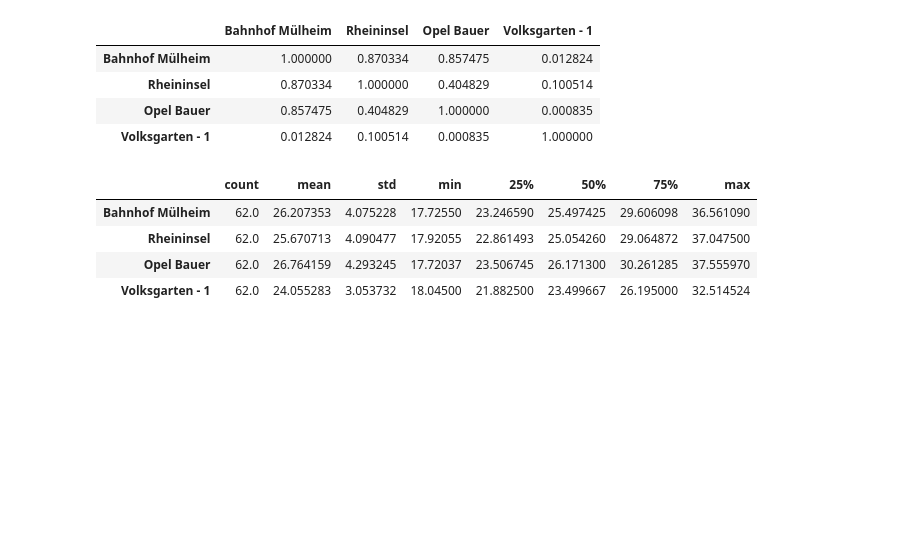
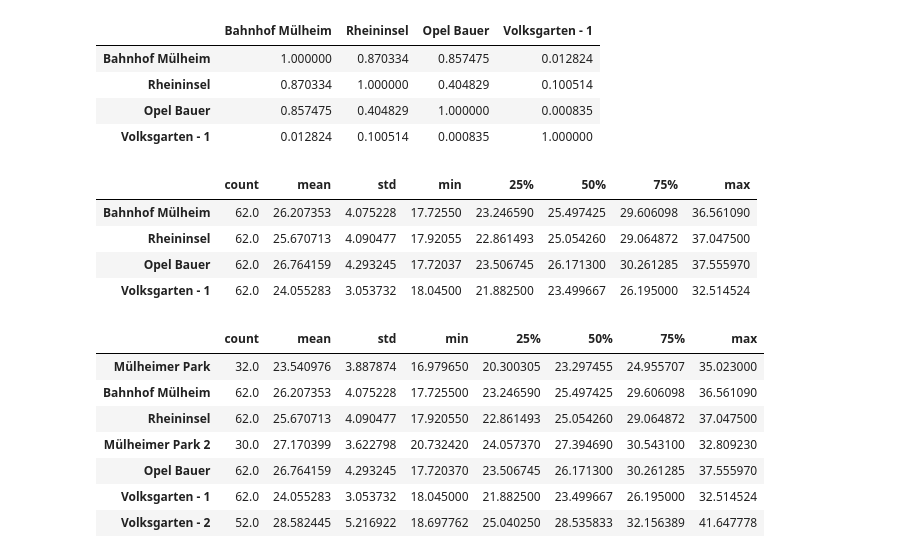
Before and after one commit to WhateverOP/Cologne_temperature_analysis, a Jupyter notebook: notebooks/analysis.ipynb, the cells around one changed output. Saved outputs shown, nothing was run; the diff lists cells and outputs as text; code cells hidden in the pictures; blank space fills up the shorter version.

```diff
--- a/notebooks/analysis.ipynb
+++ b/notebooks/analysis.ipynb
@@ -260,3 +282,14 @@ My_DataAnalyzer.describe_dropped_data()
 | Rheininsel | 62.0 | 25.670713 | 4.090477 | 17.92055 | 22.861493 | 25.054260 | 29.064872 | 37.047500 |
 | Opel Bauer | 62.0 | 26.764159 | 4.293245 | 17.72037 | 23.506745 | 26.171300 | 30.261285 | 37.555970 |
 | Volksgarten - 1 | 62.0 | 24.055283 | 3.053732 | 18.04500 | 21.882500 | 23.499667 | 26.195000 | 32.514524 |
+# %%
+My_DataAnalyzer.describe_data()
+# %% [output]
+|  | count | mean | std | min | 25% | 50% | 75% | max |
+| Mülheimer Park | 32.0 | 23.540976 | 3.887874 | 16.979650 | 20.300305 | 23.297455 | 24.955707 | 35.023000 |
+| Bahnhof Mülheim | 62.0 | 26.207353 | 4.075228 | 17.725500 | 23.246590 | 25.497425 | 29.606098 | 36.561090 |
+| Rheininsel | 62.0 | 25.670713 | 4.090477 | 17.920550 | 22.861493 | 25.054260 | 29.064872 | 37.047500 |
+| Mülheimer Park 2 | 30.0 | 27.170399 | 3.622798 | 20.732420 | 24.057370 | 27.394690 | 30.543100 | 32.809230 |
+| Opel Bauer | 62.0 | 26.764159 | 4.293245 | 17.720370 | 23.506745 | 26.171300 | 30.261285 | 37.555970 |
+| Volksgarten - 1 | 62.0 | 24.055283 | 3.053732 | 18.045000 | 21.882500 | 23.499667 | 26.195000 | 32.514524 |
+| Volksgarten - 2 | 52.0 | 28.582445 | 5.216922 | 18.697762 | 25.040250 | 28.535833 | 32.156389 | 41.647778 |
```
Also changed, not shown: parts of 2 cells of this notebook, 1 other file.
